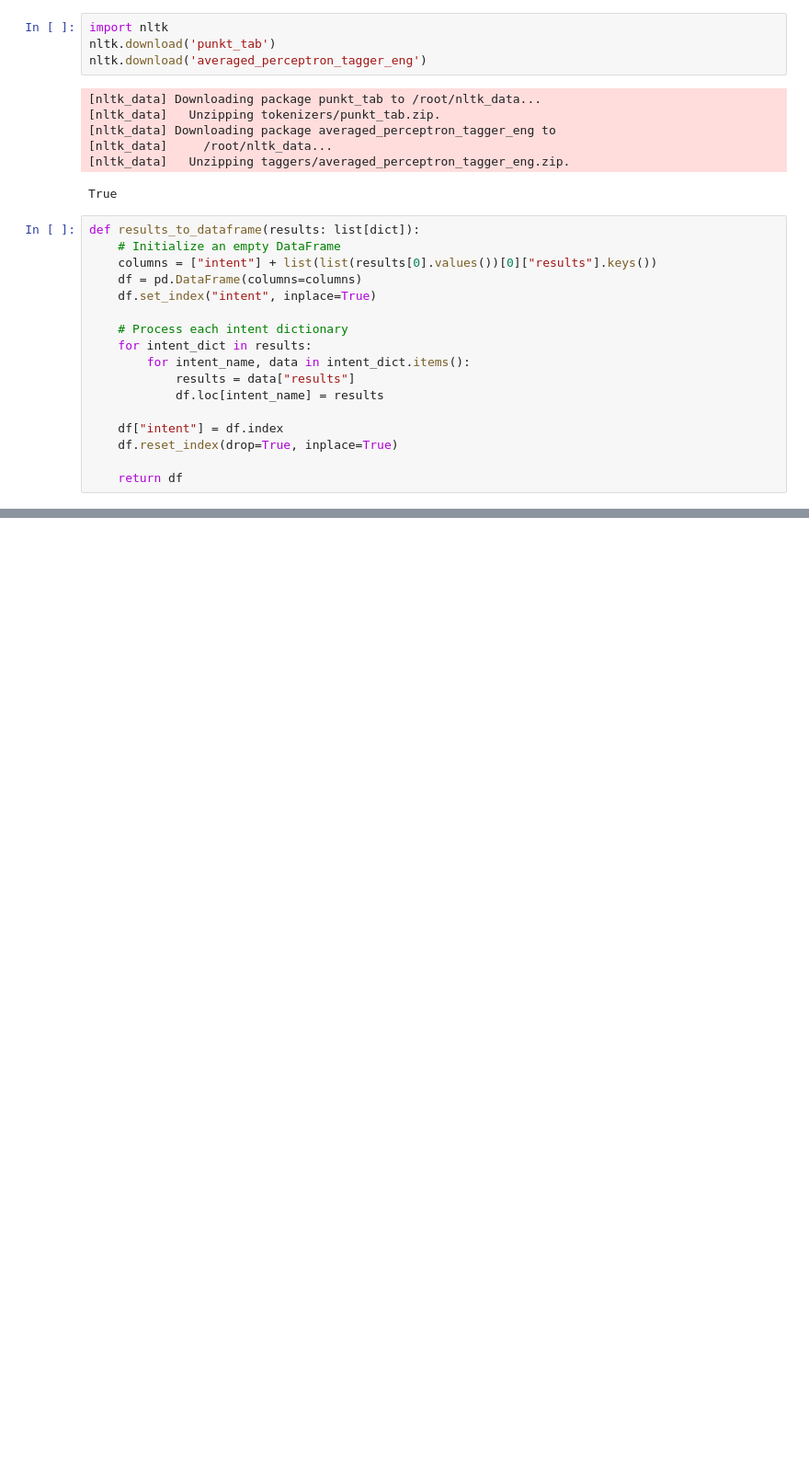
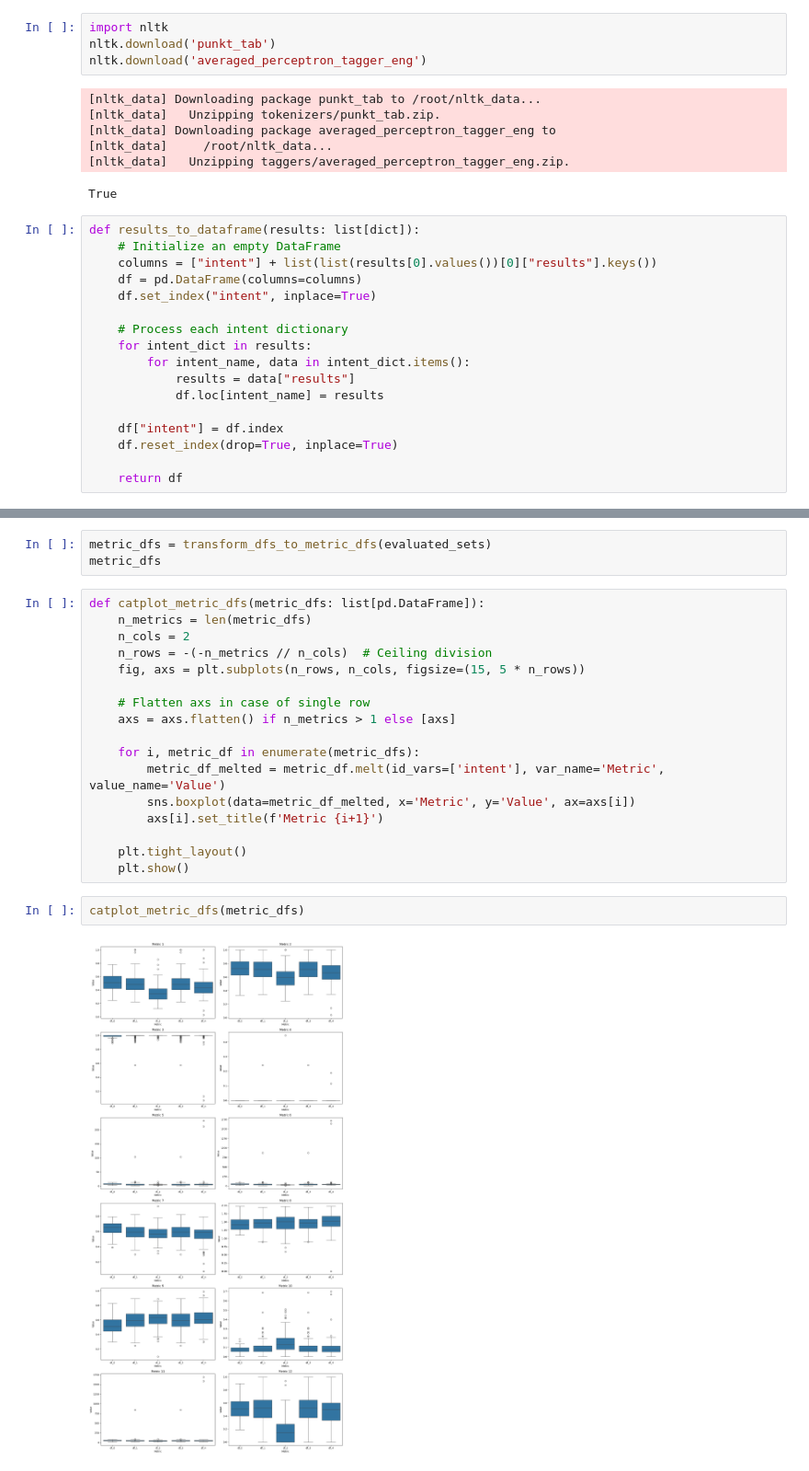
Before and after one commit to kobrue02/evaluating-llm-generated-nlu-data, a Jupyter notebook: bin/notebooks/evaluate.ipynb, the cells around one changed output, grey strips where cells are left out. Shown: that part at 92% size. Cells and saved outputs as stored; diff of their text form; blank space fills up the shorter version.

```diff
--- a/bin/notebooks/evaluate.ipynb
+++ b/bin/notebooks/evaluate.ipynb
@@ -125,0 +135,24 @@ plot_results_df(df, df_2=df_2)
+# %%
+metric_dfs = transform_dfs_to_metric_dfs(evaluated_sets)
+metric_dfs
+# %%
+def catplot_metric_dfs(metric_dfs: list[pd.DataFrame]):
+    n_metrics = len(metric_dfs)
+    n_cols = 2
+    n_rows = -(-n_metrics // n_cols)  # Ceiling division
+    fig, axs = plt.subplots(n_rows, n_cols, figsize=(15, 5 * n_rows))
+
+    # Flatten axs in case of single row
+    axs = axs.flatten() if n_metrics > 1 else [axs]
+
+    for i, metric_df in enumerate(metric_dfs):
+        metric_df_melted = metric_df.melt(id_vars=['intent'], var_name='Metric', value_name='Value')
+        sns.boxplot(data=metric_df_melted, x='Metric', y='Value', ax=axs[i])
+        axs[i].set_title(f'Metric {i+1}')
+
+    plt.tight_layout()
+    plt.show()
+# %%
+catplot_metric_dfs(metric_dfs)
+# %% [output]
+[figure, added]
```
Also changed, not shown: parts of 10 cells of this notebook.
